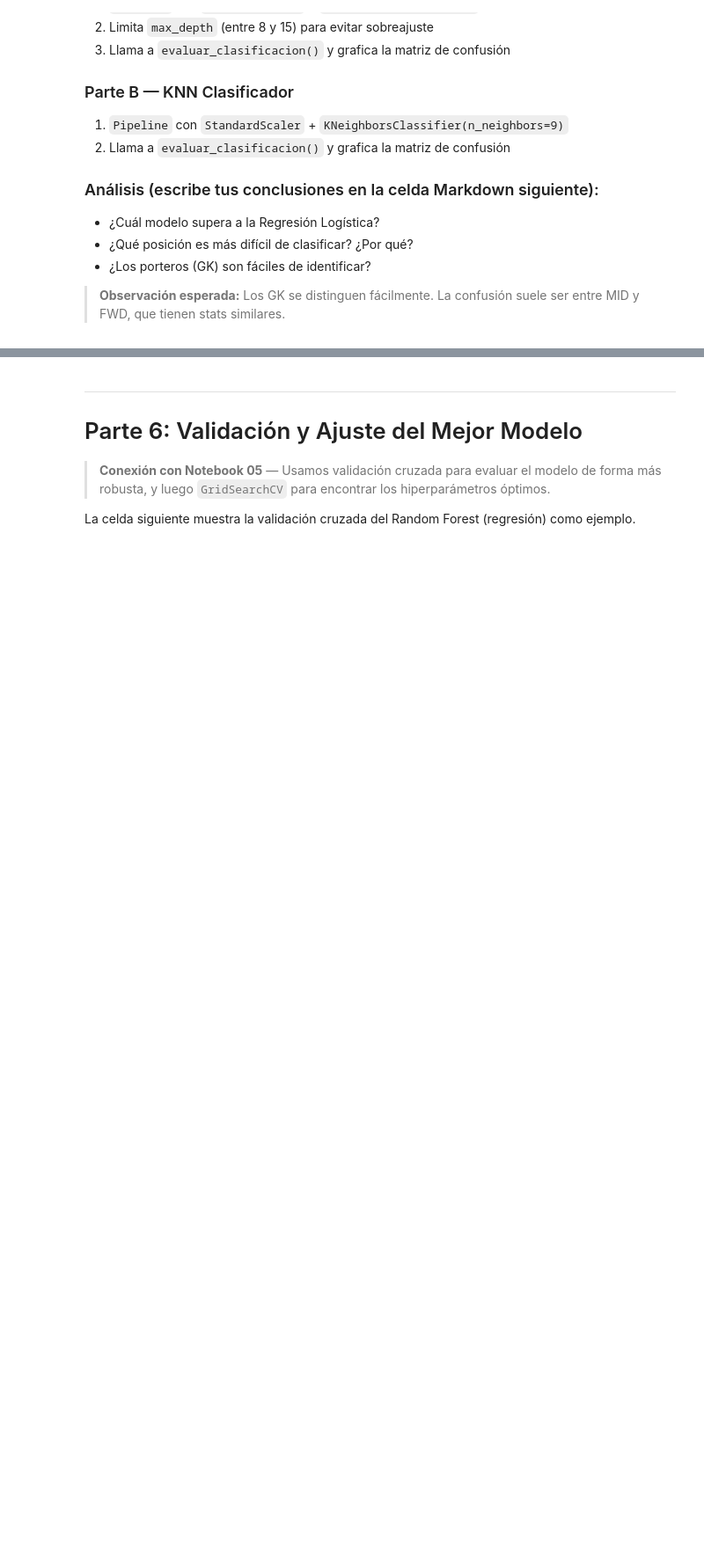
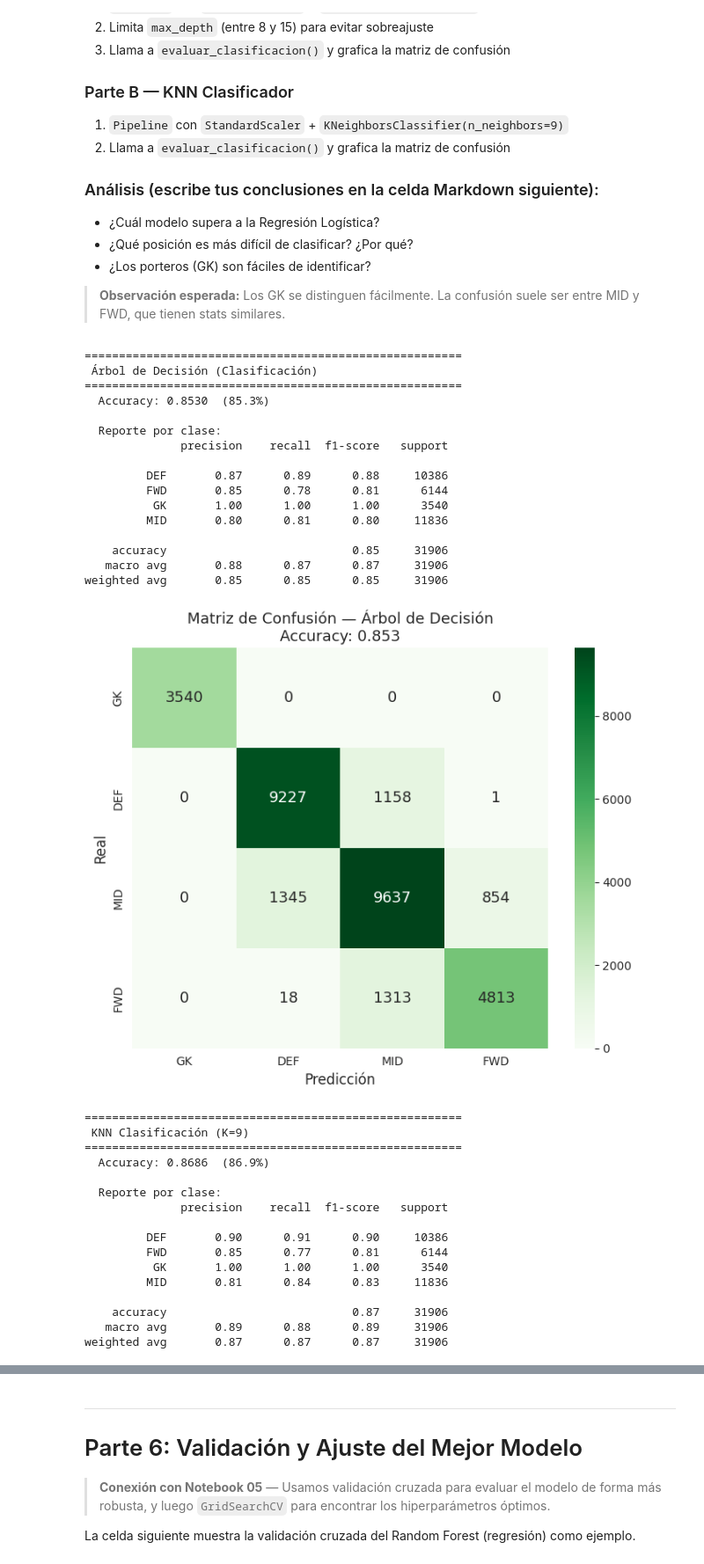
Before and after one commit to bypipe27/informeIA, a Jupyter notebook: Proyecto_FIFA_Players.ipynb, the cells around one changed output, grey strips where cells are left out. Shown at 88% size. Cells and saved outputs as stored; diff of their text form; code cells hidden in the pictures; blank space fills up the shorter version.

Commit message:
feat(: complete Exercise 4 classification models and analysis

```diff
--- a/Proyecto_FIFA_Players.ipynb
+++ b/Proyecto_FIFA_Players.ipynb
@@ -745,39 +758,89 @@ plt.show()
 # ╚══════════════════════════════════════════════════════════╝
 
 clases = ['GK', 'DEF', 'MID', 'FWD']
 
 # ════════════════════════════════════════════════
 # PARTE A: ÁRBOL DE DECISIÓN
 # ════════════════════════════════════════════════
 
 # ── TODO 4A.1: Pipeline DecisionTreeClassifier ───────────────────────────────
-pipe_dt_c = None  # Tu código aquí
-# pipe_dt_c.fit(...)
+pipe_dt_c = Pipeline([
+    ('scaler', StandardScaler()),
+    ('modelo', DecisionTreeClassifier(max_depth=10, min_samples_leaf=5,
+                                       random_state=RANDOM_STATE))
+])
+pipe_dt_c.fit(X_train_c, y_train_c)
 
-y_pred_dt_c = None  # Tu código aquí
+y_pred_dt_c = pipe_dt_c.predict(X_test_c)
 acc_dt_c = evaluar_clasificacion(y_test_c, y_pred_dt_c, 'Árbol de Decisión (Clasificación)')
 
 # ── TODO 4A.2: Matriz de confusión ───────────────────────────────────────────
 fig, ax = plt.subplots(figsize=(7, 6))
-# cm = confusion_matrix(y_test_c, y_pred_dt_c, labels=clases)
-# sns.heatmap(...)
+cm_dt = confusion_matrix(y_test_c, y_pred_dt_c, labels=clases)
+sns.heatmap(cm_dt, annot=True, fmt='d', cmap='Greens', ax=ax,
+            xticklabels=clases, yticklabels=clases, annot_kws={'size': 13})
+ax.set_xlabel('Predicción', fontsize=12)
+ax.set_ylabel('Real', fontsize=12)
+ax.set_title(f'Matriz de Confusión — Árbol de Decisión\nAccuracy: {acc_dt_c:.3f}', fontsize=13)
 plt.tight_layout()
 plt.show()
 
 
 # ════════════════════════════════════════════════
 # PARTE B: KNN CLASIFICADOR
 # ════════════════════════════════════════════════
 
 # ── TODO 4B.1: Pipeline KNeighborsClassifier ─────────────────────────────────
-pipe_knn_c = None  # Tu código aquí
-# pipe_knn_c.fit(...)
+pipe_knn_c = Pipeline([
+    ('scaler', StandardScaler()),
+    ('modelo', KNeighborsClassifier(n_neighbors=9))
+])
+pipe_knn_c.fit(X_train_c, y_train_c)
 
-y_pred_knn_c = None  # Tu código aquí
+y_pred_knn_c = pipe_knn_c.predict(X_test_c)
 acc_knn_c = evaluar_clasificacion(y_test_c, y_pred_knn_c, 'KNN Clasificación (K=9)')
 
 # ── TODO 4B.2: Matriz de confusión ───────────────────────────────────────────
 fig, ax = plt.subplots(figsize=(7, 6))
-# Tu código aquí
+cm_knn = confusion_matrix(y_test_c, y_pred_knn_c, labels=clases)
+sns.heatmap(cm_knn, annot=True, fmt='d', cmap='Oranges', ax=ax,
+            xticklabels=clases, yticklabels=clases, annot_kws={'size': 13})
+ax.set_xlabel('Predicción', fontsize=12)
+ax.set_ylabel('Real', fontsize=12)
+ax.set_title(f'Matriz de Confusión — KNN (K=9)\nAccuracy: {acc_knn_c:.3f}', fontsize=13)
 plt.tight_layout()
 plt.show()
+# %% [output]
+=======================================================
+ Árbol de Decisión (Clasificación)
+=======================================================
+  Accuracy: 0.8530  (85.3%)
+
+  Reporte por clase:
+              precision    recall  f1-score   support
+
+         DEF       0.87      0.89      0.88     10386
+         FWD       0.85      0.78      0.81      6144
+          GK       1.00      1.00      1.00      3540
+         MID       0.80      0.81      0.80     11836
+
+    accuracy                           0.85     31906
+   macro avg       0.88      0.87      0.87     31906
+weighted avg       0.85      0.85      0.85     31906
+[figure, added]
+=======================================================
+ KNN Clasificación (K=9)
+=======================================================
+  Accuracy: 0.8686  (86.9%)
+
+  Reporte por clase:
+              precision    recall  f1-score   support
+
+         DEF       0.90      0.91      0.90     10386
+         FWD       0.85      0.77      0.81      6144
+          GK       1.00      1.00      1.00      3540
+         MID       0.81      0.84      0.83     11836
+
+    accuracy                           0.87     31906
+   macro avg       0.89      0.88      0.89     31906
+weighted avg       0.87      0.87      0.87     31906
```
Also changed, not shown: parts of 4 cells of this notebook, 1 other file.
